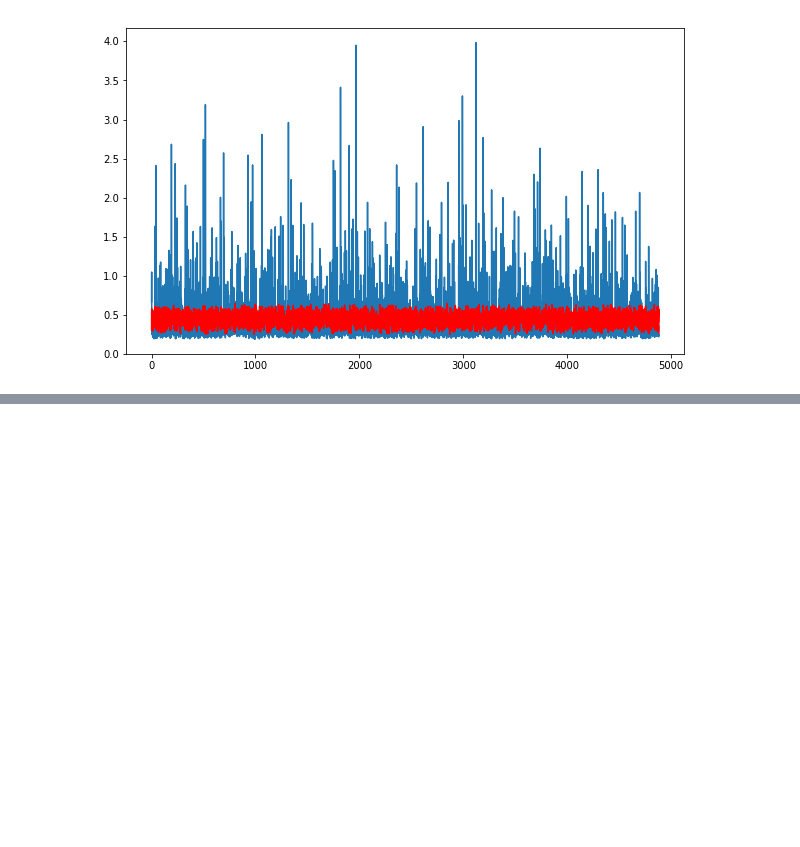
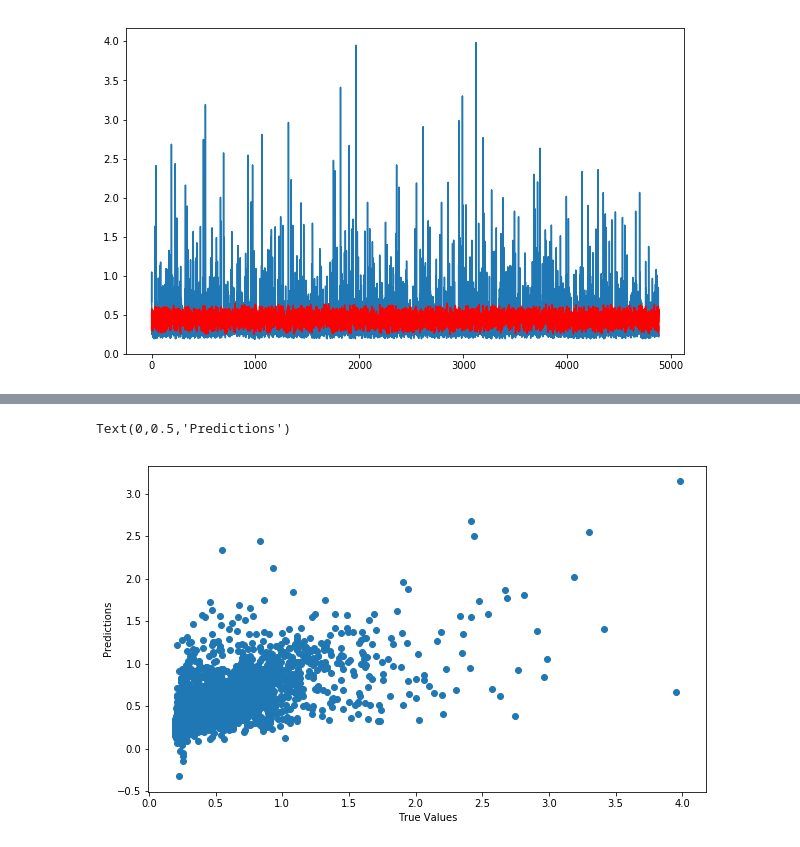
Before and after one commit to Adi-repo/TCS-HumaIn-XG-BOOST-, a Jupyter notebook: Human AI.ipynb, the cells around one changed output, grey strips where cells are left out. Saved outputs shown, nothing was run; the diff lists cells and outputs as text; code cells hidden in the pictures; blank space fills up the shorter version.

```diff
--- a/Human AI.ipynb
+++ b/Human AI.ipynb
@@ -612,0 +641,7 @@ ImportError: DLL load failed: The paging file is too small for this operation to
+# %%
+plt.scatter(yTest, Prediction)
+plt.xlabel("True Values")
+plt.ylabel("Predictions")
+# %% [output]
+Text(0,0.5,'Predictions')
+[figure, added]
```
Also changed, not shown: parts of 13 cells of this notebook.
